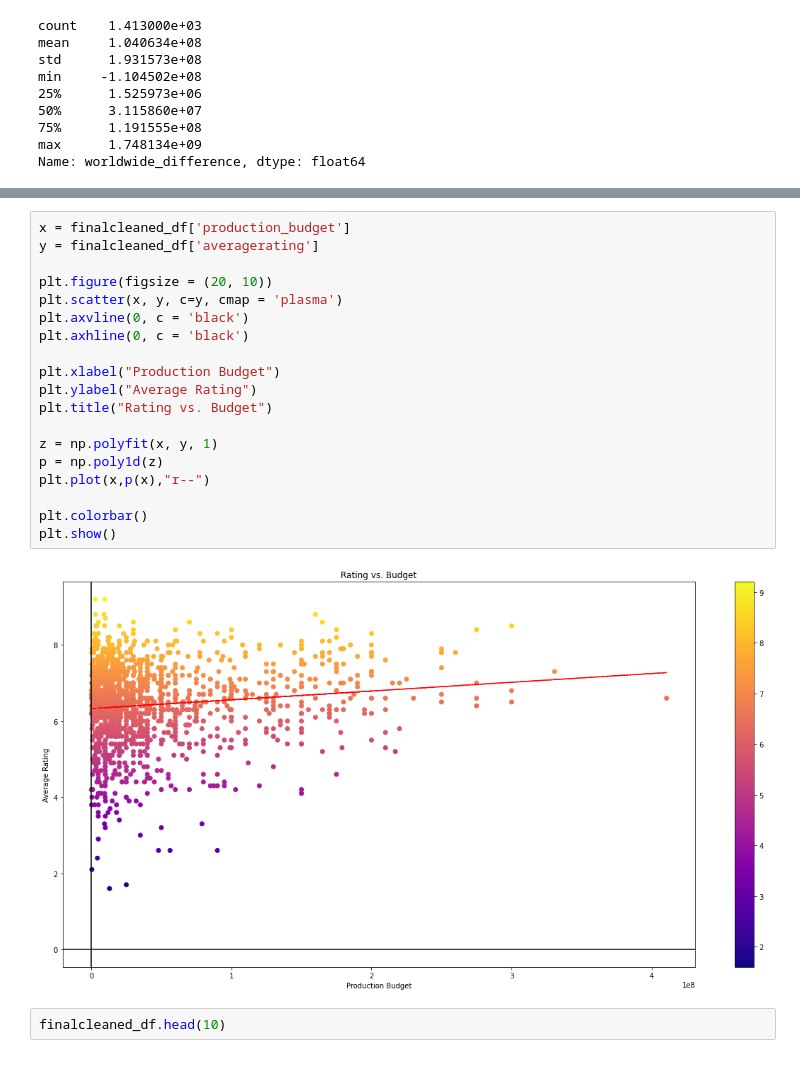
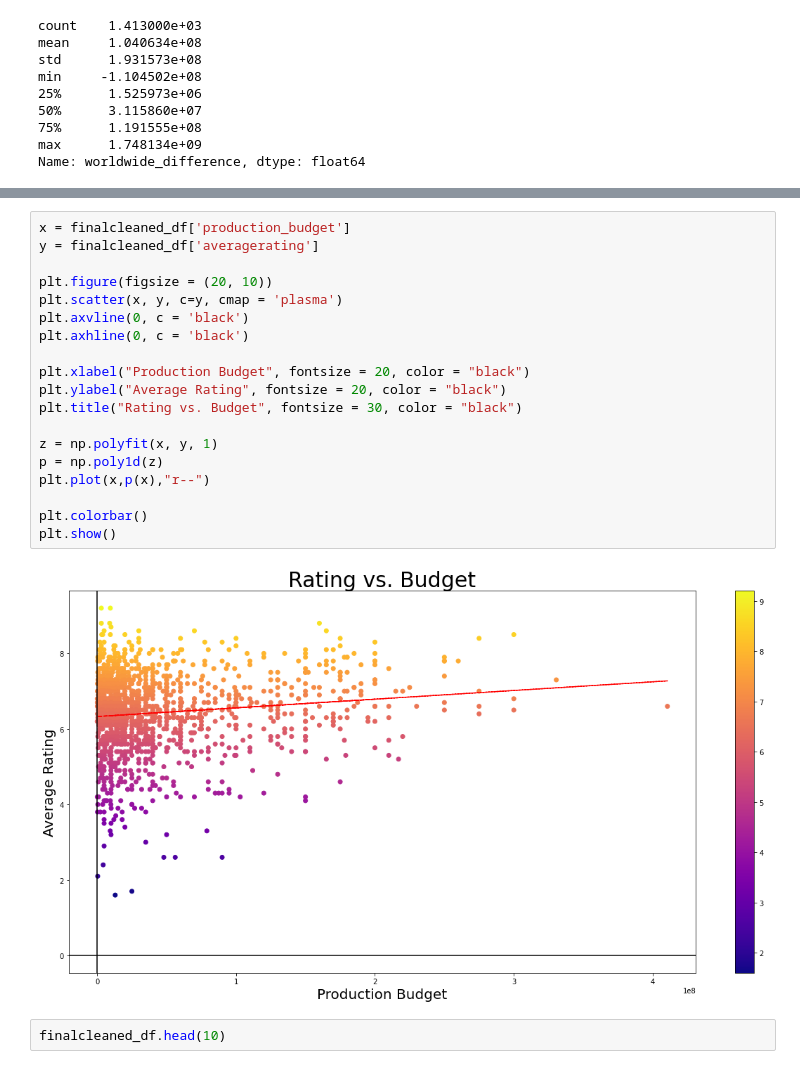
Before and after one commit to INV-VTL/P1-Project, a Jupyter notebook: Project_1.ipynb, the cells around one changed output, grey strips where cells are left out. Saved outputs shown, nothing was run; the diff lists cells and outputs as text.

```diff
--- a/Project_1.ipynb
+++ b/Project_1.ipynb
@@ -1173,24 +1173,24 @@ plt.show()
 # %%
 x = finalcleaned_df['production_budget']
 y = finalcleaned_df['averagerating']
 
 plt.figure(figsize = (20, 10))
 plt.scatter(x, y, c=y, cmap = 'plasma')
 plt.axvline(0, c = 'black')
 plt.axhline(0, c = 'black')
 
-plt.xlabel("Production Budget")
-plt.ylabel("Average Rating")
-plt.title("Rating vs. Budget")
+plt.xlabel("Production Budget", fontsize = 20, color = "black")
+plt.ylabel("Average Rating", fontsize = 20, color = "black")
+plt.title("Rating vs. Budget", fontsize = 30, color = "black")
 
 z = np.polyfit(x, y, 1)
 p = np.poly1d(z)
 plt.plot(x,p(x),"r--")
 
 plt.colorbar()
 plt.show()
 # %% [output]
-[figure, old version]
+[figure, new version]
 # %%
 finalcleaned_df.head(10)
 # %% [output]
```
Also changed, not shown: parts of 11 cells of this notebook, 12 other files.
